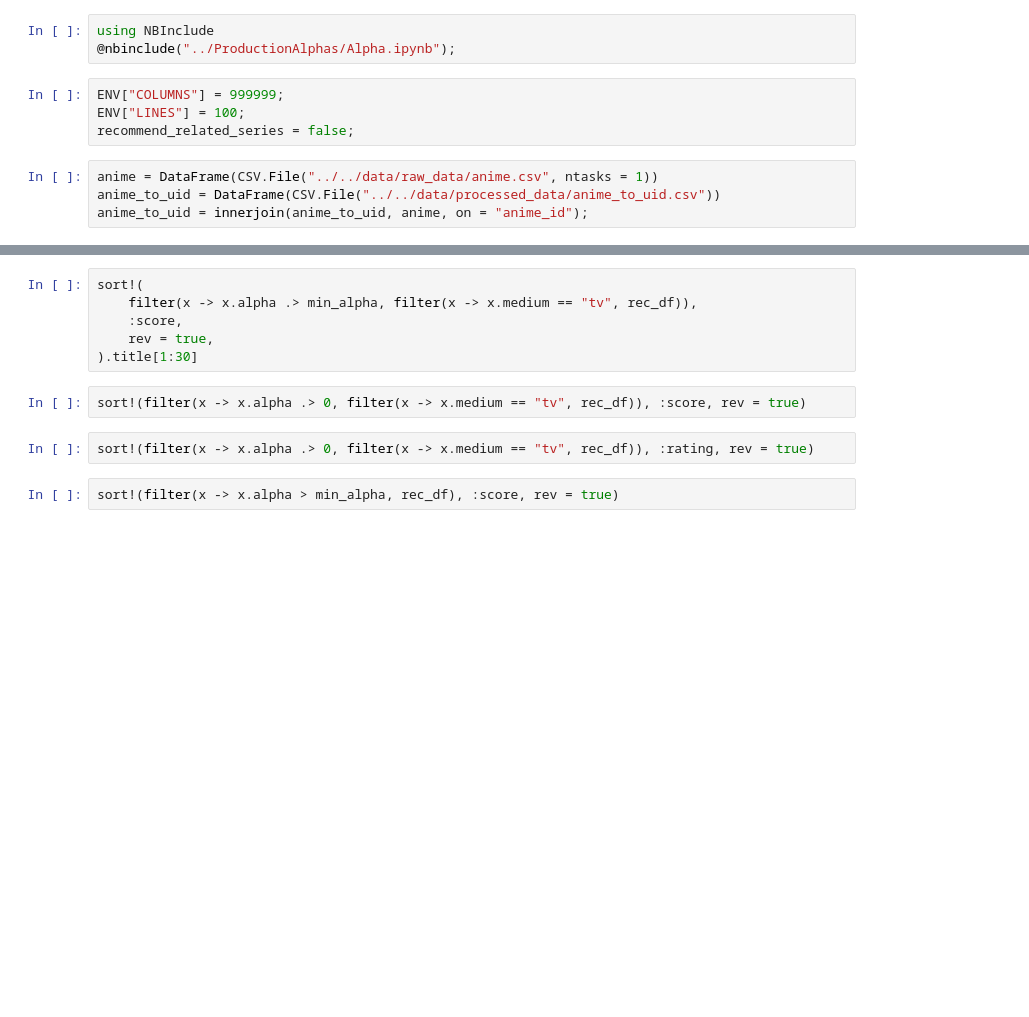
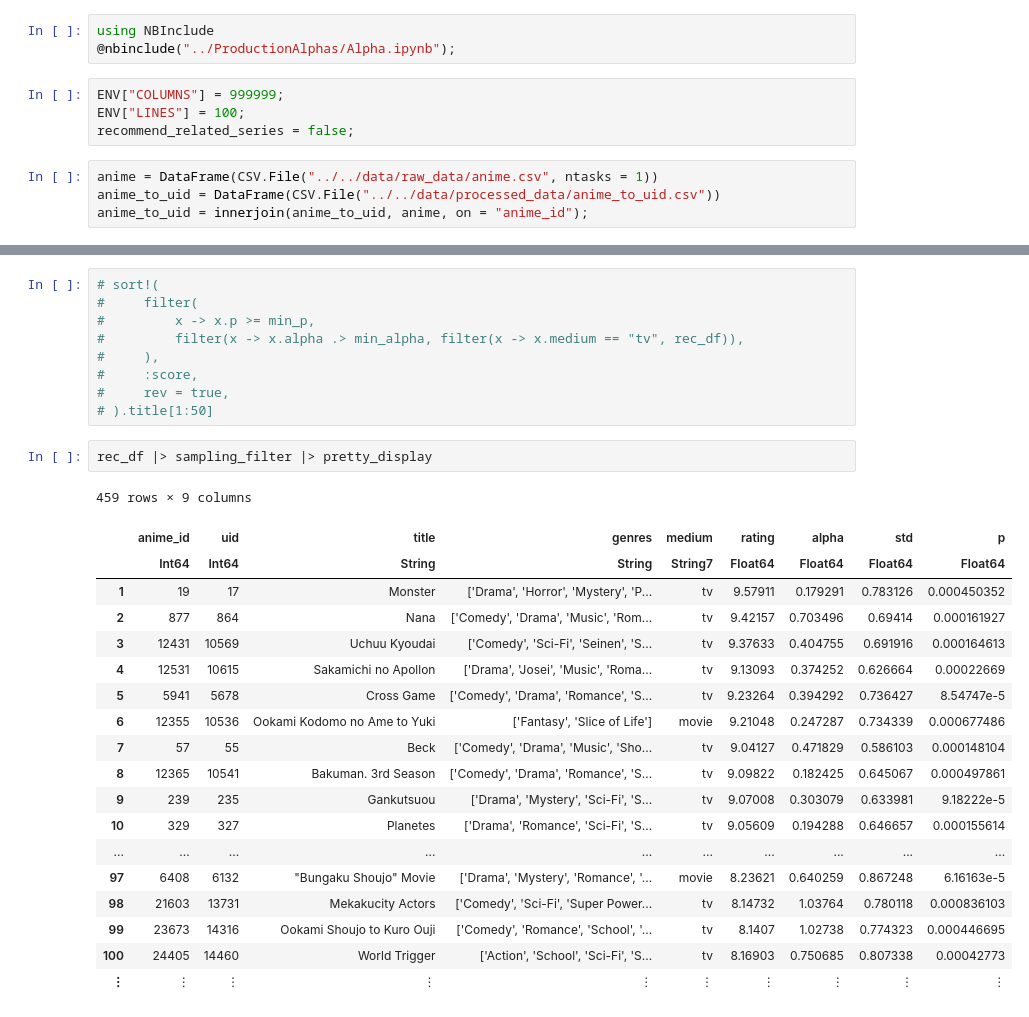
Before and after one commit to Fro116/RecommenderSystem, a Jupyter notebook: notebooks/DisplayRecs/Recommendations.ipynb, the cells around one changed output, grey strips where cells are left out. Saved outputs shown, nothing was run; the diff lists cells and outputs as text; blank space fills up the shorter version.

```diff
--- a/notebooks/DisplayRecs/Recommendations.ipynb
+++ b/notebooks/DisplayRecs/Recommendations.ipynb
@@ -65,12 +145,31 @@ sort!(
 # %%
-sort!(
-    filter(x -> x.alpha .> min_alpha, filter(x -> x.medium == "tv", rec_df)),
-    :score,
-    rev = true,
-).title[1:30]
+# sort!(
+#     filter(
+#         x -> x.p >= min_p,
+#         filter(x -> x.alpha .> min_alpha, filter(x -> x.medium == "tv", rec_df)),
+#     ),
+#     :score,
+#     rev = true,
+# ).title[1:50]
-# %%
-sort!(filter(x -> x.alpha .> 0, filter(x -> x.medium == "tv", rec_df)), :score, rev = true)
-# %%
-sort!(filter(x -> x.alpha .> 0, filter(x -> x.medium == "tv", rec_df)), :rating, rev = true)
 # %%
-sort!(filter(x -> x.alpha > min_alpha, rec_df), :score, rev = true)
+rec_df |> sampling_filter |> pretty_display
+# %% [output]
+459 rows × 9 columns
+|  | anime_id | uid | title | genres | medium | rating | alpha | std | p |
+|  | Int64 | Int64 | String | String | String7 | Float64 | Float64 | Float64 | Float64 |
+| 1 | 19 | 17 | Monster | ['Drama', 'Horror', 'Mystery', 'P... | tv | 9.57911 | 0.179291 | 0.783126 | 0.000450352 |
+| 2 | 877 | 864 | Nana | ['Comedy', 'Drama', 'Music', 'Rom... | tv | 9.42157 | 0.703496 | 0.69414 | 0.000161927 |
+| 3 | 12431 | 10569 | Uchuu Kyoudai | ['Comedy', 'Sci-Fi', 'Seinen', 'S... | tv | 9.37633 | 0.404755 | 0.691916 | 0.000164613 |
+| 4 | 12531 | 10615 | Sakamichi no Apollon | ['Drama', 'Josei', 'Music', 'Roma... | tv | 9.13093 | 0.374252 | 0.626664 | 0.00022669 |
+| 5 | 5941 | 5678 | Cross Game | ['Comedy', 'Drama', 'Romance', 'S... | tv | 9.23264 | 0.394292 | 0.736427 | 8.54747e-5 |
+| 6 | 12355 | 10536 | Ookami Kodomo no Ame to Yuki | ['Fantasy', 'Slice of Life'] | movie | 9.21048 | 0.247287 | 0.734339 | 0.000677486 |
+| 7 | 57 | 55 | Beck | ['Comedy', 'Drama', 'Music', 'Sho... | tv | 9.04127 | 0.471829 | 0.586103 | 0.000148104 |
+| 8 | 12365 | 10541 | Bakuman. 3rd Season | ['Comedy', 'Drama', 'Romance', 'S... | tv | 9.09822 | 0.182425 | 0.645067 | 0.000497861 |
+| 9 | 239 | 235 | Gankutsuou | ['Drama', 'Mystery', 'Sci-Fi', 'S... | tv | 9.07008 | 0.303079 | 0.633981 | 9.18222e-5 |
+| 10 | 329 | 327 | Planetes | ['Drama', 'Romance', 'Sci-Fi', 'S... | tv | 9.05609 | 0.194288 | 0.646657 | 0.000155614 |
+| ... | ... | ... | ... | ... | ... | ... | ... | ... | ... |
+| 97 | 6408 | 6132 | "Bungaku Shoujo" Movie | ['Drama', 'Mystery', 'Romance', '... | movie | 8.23621 | 0.640259 | 0.867248 | 6.16163e-5 |
+| 98 | 21603 | 13731 | Mekakucity Actors | ['Comedy', 'Sci-Fi', 'Super Power... | tv | 8.14732 | 1.03764 | 0.780118 | 0.000836103 |
+| 99 | 23673 | 14316 | Ookami Shoujo to Kuro Ouji | ['Comedy', 'Romance', 'School', '... | tv | 8.1407 | 1.02738 | 0.774323 | 0.000446695 |
+| 100 | 24405 | 14460 | World Trigger | ['Action', 'School', 'Sci-Fi', 'S... | tv | 8.16903 | 0.750685 | 0.807338 | 0.00042773 |
+| ⋮ | ⋮ | ⋮ | ⋮ | ⋮ | ⋮ | ⋮ | ⋮ | ⋮ | ⋮ |
```
Also changed, not shown: parts of 16 cells of this notebook, 4 other files.
